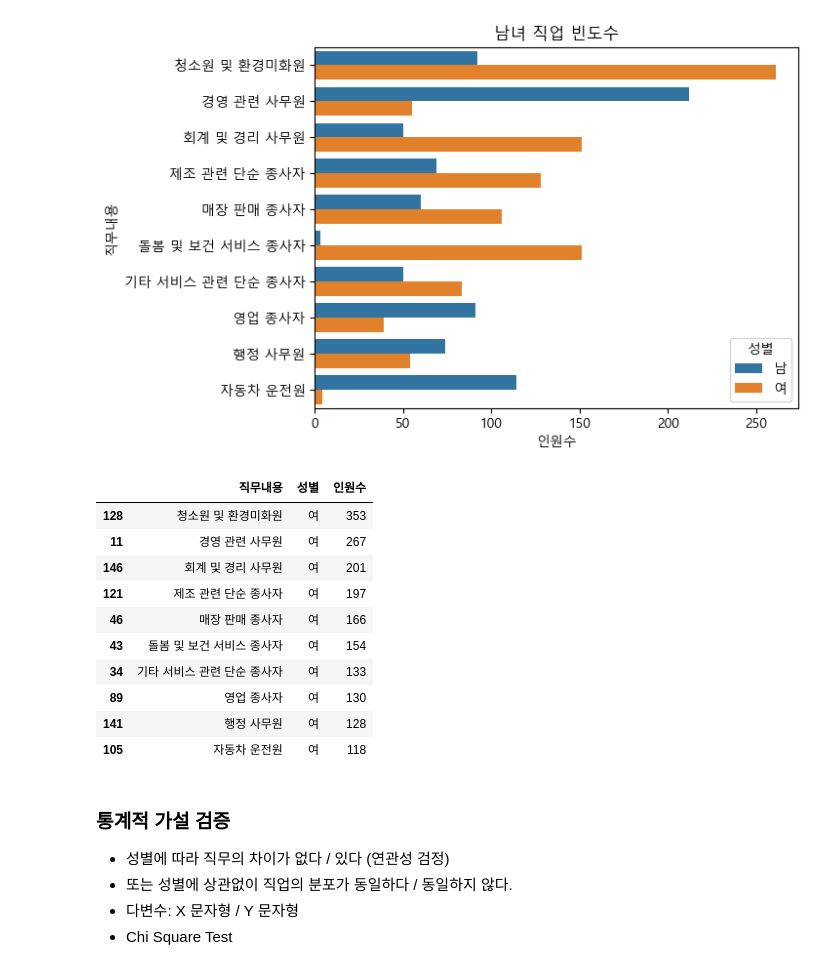
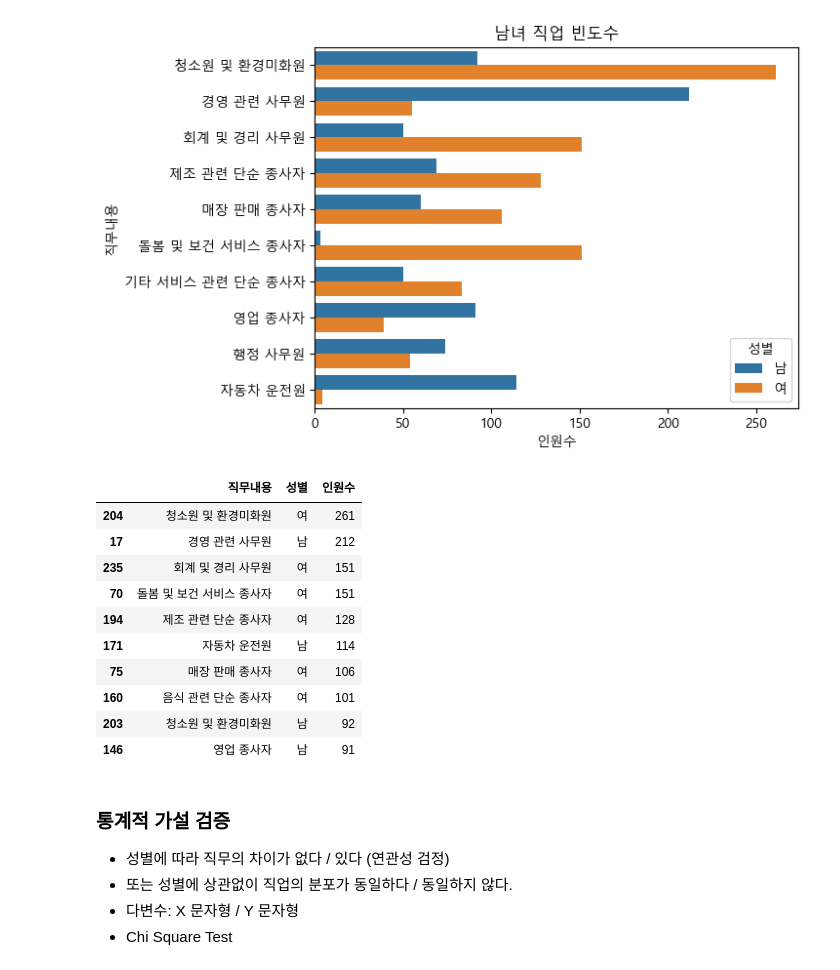
Before and after one commit to teacher88/AI, a Jupyter notebook: Basic/06_Project.ipynb, the cells around one changed output. Cells and saved outputs as stored; diff of their text form; code cells hidden in the pictures.

```diff
--- a/Basic/06_Project.ipynb
+++ b/Basic/06_Project.ipynb
@@ -681,6 +707,6 @@ job_list.head()
 #### 한국복지패널과 직업분류코드 병합
 # %%
 # left join : 왼쪽 정보를 기준으로 결합한다. (왼쪽 정보가 조건에 부합하지 않아도 모두 결합)
-ex_five_merage=ex_five.merge(job_list, on='직업코드', how='left')   # how='inner' 차이는 없다.
+ex_five_merage=ex_five.merge(job_list, on='직업코드', how='inner')   # how='inner' 차이는 없다.
 ex_five_merage.head()
 # %% [output]
@@ -715,0 +721,3 @@ memory usage: 354.3+ KB
+# %%
+ex_five_merage.dropna(inplace=True)
+ex_five_merage.info()
@@ -814,7 +838,7 @@ KruskalResult(statistic=2504.604573255475, pvalue=0.0)
 ### 전처리
 * 성별, 직업코드, 직무내용
 # %%
-ex_six=ex_five_merage[['성별', '직업코드', '직무내용']]
-ex_six.head(2)
+ex_six_imsi=ex_five_merage[['성별', '직업코드', '직무내용']]
+ex_six_imsi.head(2)
 # %% [output]
 |  | 성별 | 직업코드 | 직무내용 |
@@ -822,0 +847,4 @@ ex_six.head(2)
+# %%
+ex_six=ex_six_imsi.copy()
+ex_six['성별']=np.where(ex_six['성별']==1.0, '남', '여')
+ex_six['성별'].value_counts()
@@ -895,20 +928,20 @@ sns.countplot(data=ex_six, y='직무내용', hue='성별', order=top.index)
 # f_result.sort_values('여성인원수', ascending=False).head(10)
 # %%
 # 성별 요약표 - 직무내용 그룹화 후 인원수
-result=ex_six_merage.groupby(['직무내용', '성별'])['성별'].count().reset_index(name='인원수')
+result=ex_six.groupby(['직무내용', '성별'])['성별'].count().reset_index(name='인원수')
 result.sort_values('인원수', ascending=False).head(10)
 # %% [output]
 |  | 직무내용 | 성별 | 인원수 |
-| 128 | 청소원 및 환경미화원 | 여 | 353 |
-| 11 | 경영 관련 사무원 | 여 | 267 |
-| 146 | 회계 및 경리 사무원 | 여 | 201 |
-| 121 | 제조 관련 단순 종사자 | 여 | 197 |
-| 46 | 매장 판매 종사자 | 여 | 166 |
-| 43 | 돌봄 및 보건 서비스 종사자 | 여 | 154 |
-| 34 | 기타 서비스 관련 단순 종사자 | 여 | 133 |
-| 89 | 영업 종사자 | 여 | 130 |
-| 141 | 행정 사무원 | 여 | 128 |
-| 105 | 자동차 운전원 | 여 | 118 |
+| 204 | 청소원 및 환경미화원 | 여 | 261 |
+| 17 | 경영 관련 사무원 | 남 | 212 |
+| 235 | 회계 및 경리 사무원 | 여 | 151 |
+| 70 | 돌봄 및 보건 서비스 종사자 | 여 | 151 |
+| 194 | 제조 관련 단순 종사자 | 여 | 128 |
+| 171 | 자동차 운전원 | 남 | 114 |
+| 75 | 매장 판매 종사자 | 여 | 106 |
+| 160 | 음식 관련 단순 종사자 | 여 | 101 |
+| 203 | 청소원 및 환경미화원 | 남 | 92 |
+| 146 | 영업 종사자 | 남 | 91 |
 # %% [markdown]
 ### 통계적 가설 검증
 * 성별에 따라 직무의 차이가 없다 / 있다 (연관성 검정)
```
Also changed, not shown: parts of 27 cells of this notebook.
